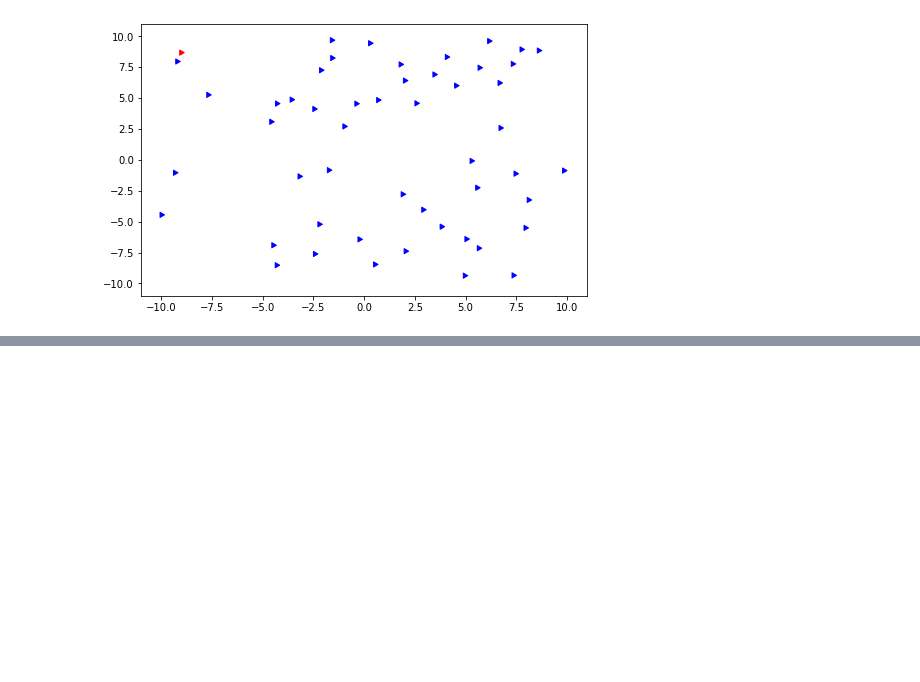
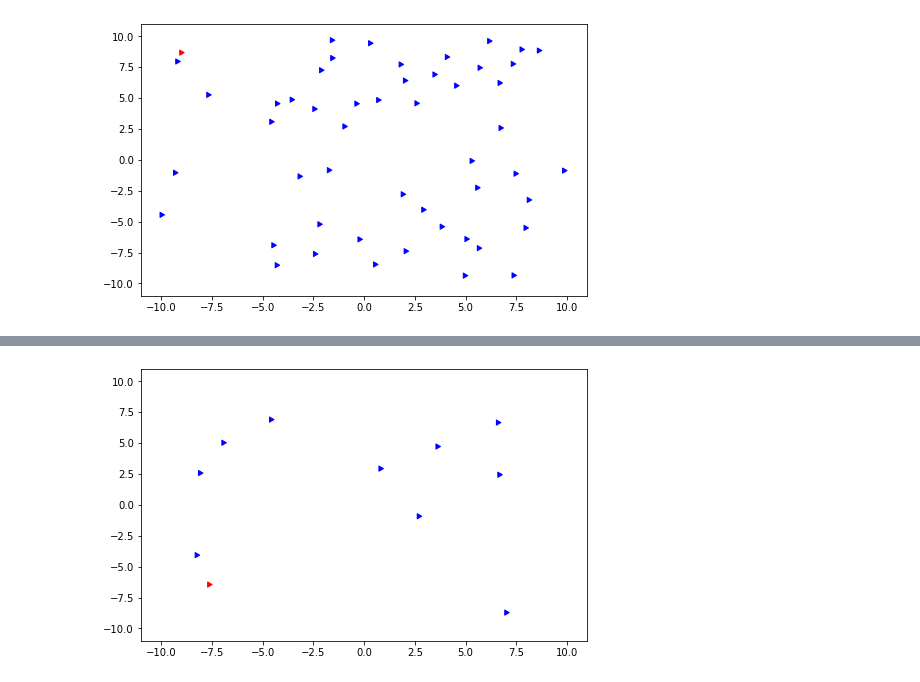
Before and after one commit to fbrand-new/reinforced-birds, a Jupyter notebook: AnimateTrajectory.ipynb, the cells around one changed output, grey strips where cells are left out. Drawn from its saved outputs; the diff is of its cells as text; code cells hidden in the pictures; blank space fills up the shorter version.

```diff
--- a/AnimateTrajectory.ipynb
+++ b/AnimateTrajectory.ipynb
@@ -133,0 +140,4 @@ HTML(anim_p.to_html5_video())
+# %%
+anim_p = animate_trajectory(38000, data_folder="argo_data/data")
+HTML(anim_p.to_html5_video())
+# %% [output]
@@ -133,0 +145 @@ HTML(anim_p.to_html5_video())
+[figure, added]
```
Also changed, not shown: parts of 5 cells of this notebook, 8 other files.
